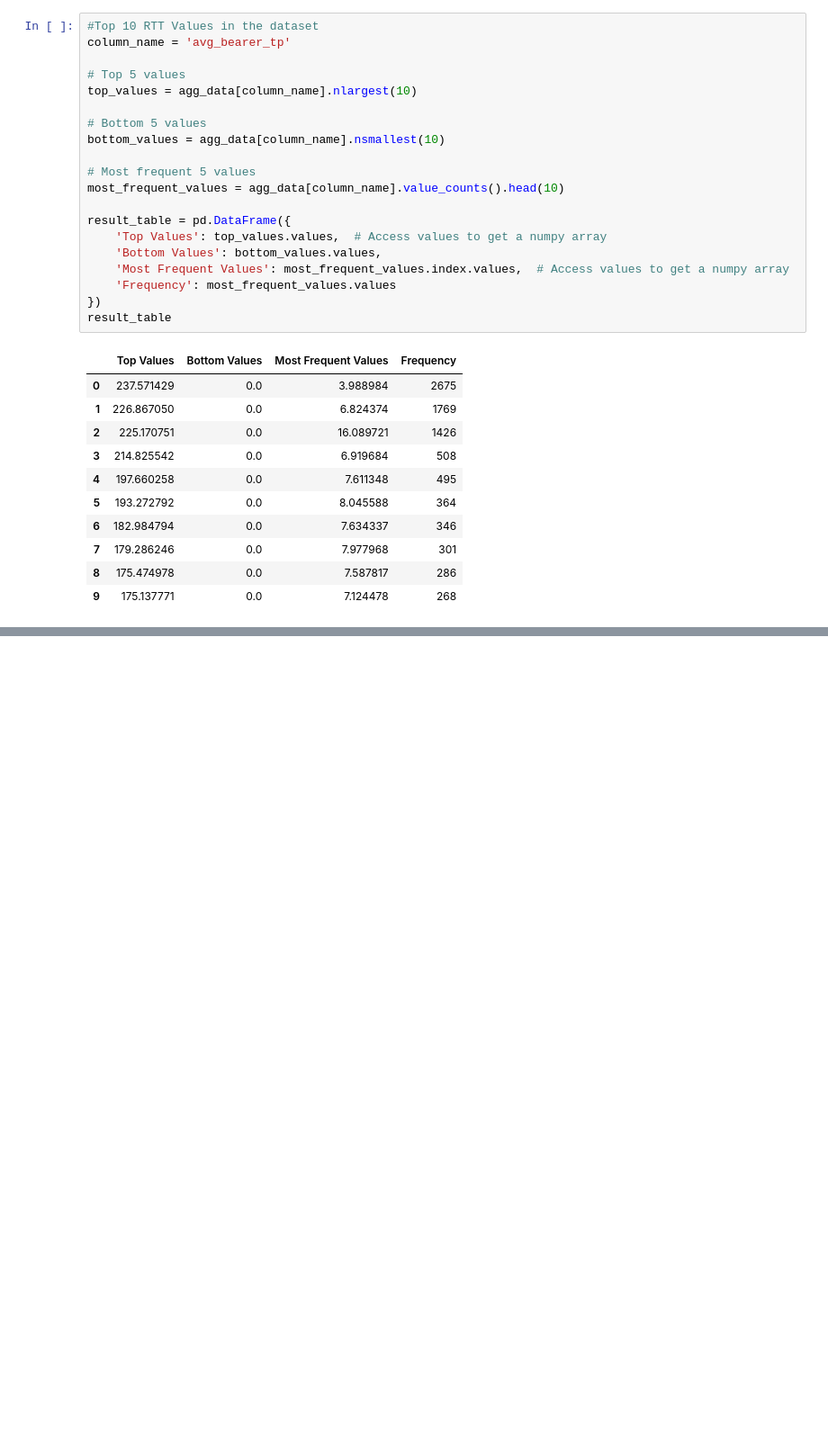
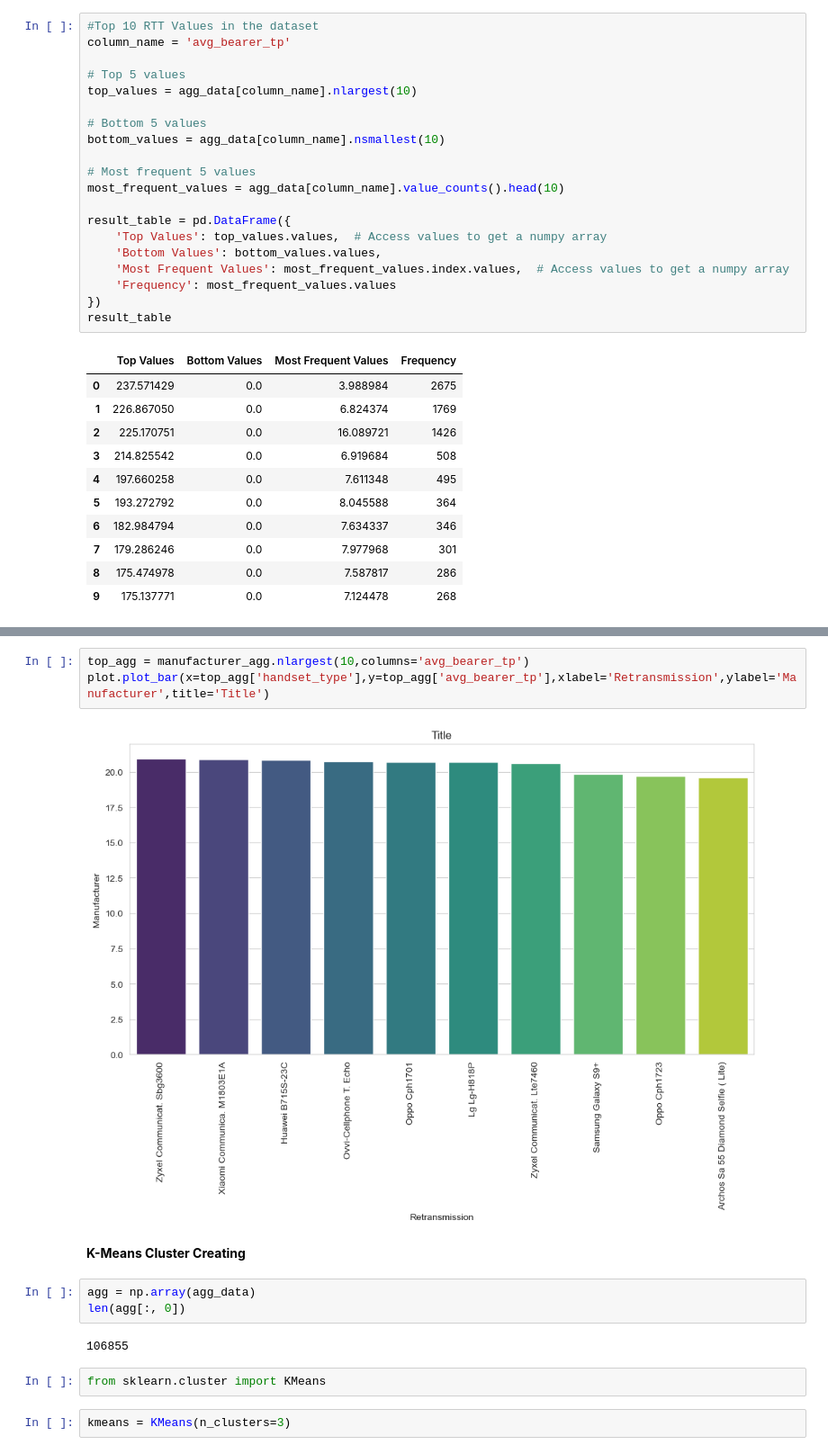
Before and after one commit to Basi10/Telecom-Data-Analysis, a Jupyter notebook: notebooks/experience-analytics.ipynb, the cells around one changed output, grey strips where cells are left out. Shown at 90% size. Cells and saved outputs as stored; diff of their text form; blank space fills up the shorter version.

```diff
--- a/notebooks/experience-analytics.ipynb
+++ b/notebooks/experience-analytics.ipynb
@@ -187,0 +205,16 @@ result_table
+# %%
+top_agg = manufacturer_agg.nlargest(10,columns='avg_bearer_tp')
+plot.plot_bar(x=top_agg['handset_type'],y=top_agg['avg_bearer_tp'],xlabel='Retransmission',ylabel='Manufacturer',title='Title')
+# %% [output]
+[figure, added]
+# %% [markdown]
+**K-Means Cluster Creating**
+# %%
+agg = np.array(agg_data)
+len(agg[:, 0])
+# %% [output]
+106855
+# %%
+from sklearn.cluster import KMeans
+# %%
+kmeans = KMeans(n_clusters=3)
```
Also changed, not shown: parts of 16 cells of this notebook.
